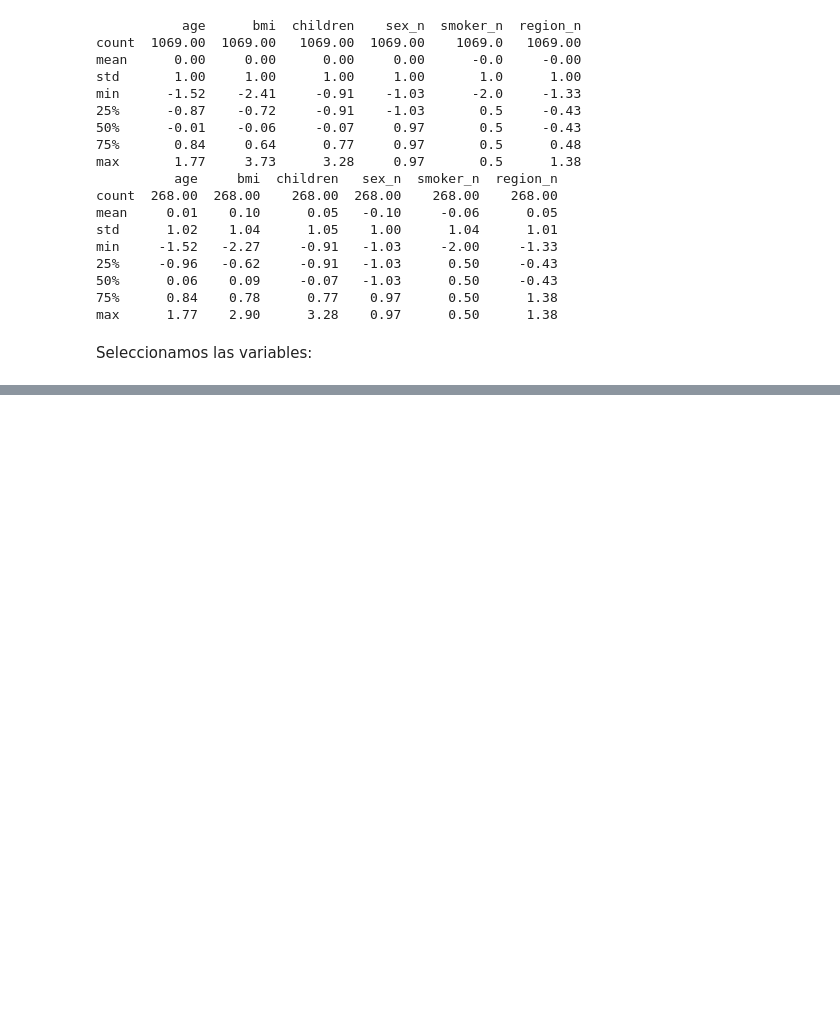
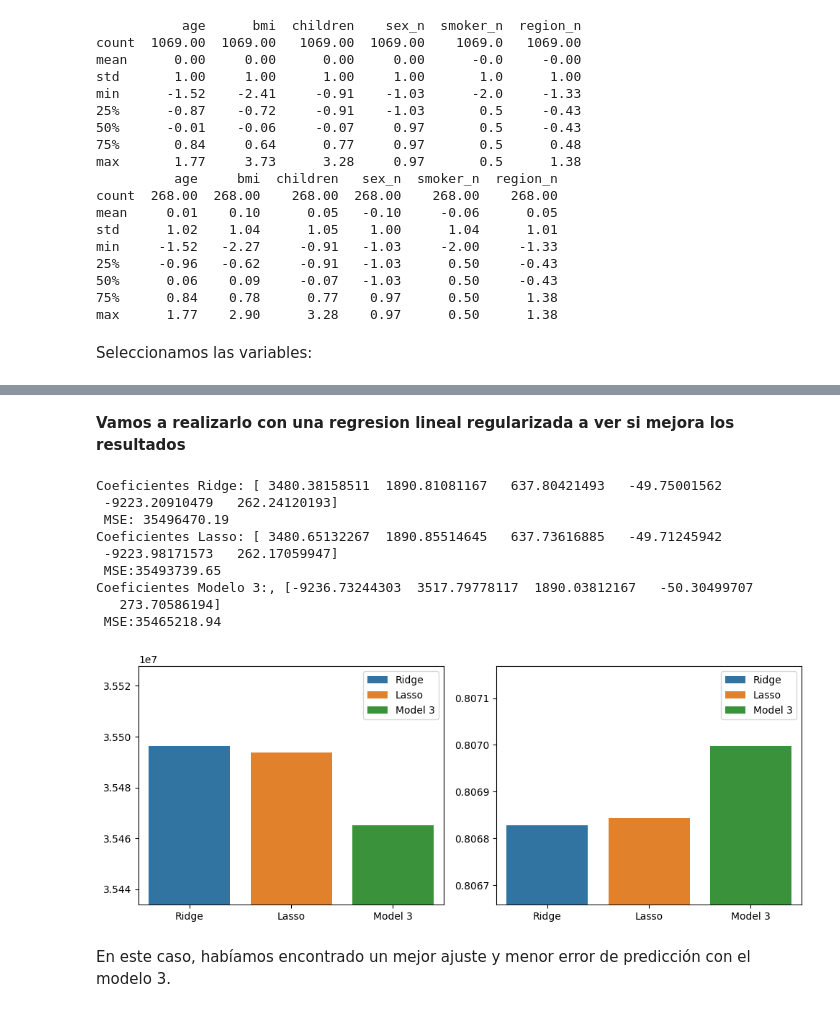
Before and after one commit to 4GeeksAcademy/Isa-Reg-Linear, a Jupyter notebook: src/explore.ipynb, the cells around one changed output, grey strips where cells are left out. Cells and saved outputs as stored; diff of their text form; code cells hidden in the pictures; blank space fills up the shorter version.

```diff
--- a/src/explore.ipynb
+++ b/src/explore.ipynb
@@ -321,3 +330,61 @@ Según las variables escogidas, la mejor opción es el modelo con las siguientes
 * Region
 
 Arrojando un R2 de 0.8069
+# %% [markdown]
+**Vamos a realizarlo con una regresion lineal regularizada a ver si mejora los resultados**
+# %%
+from sklearn.linear_model import Lasso, Ridge
+
+lasso_model = Lasso(alpha = 0.1, max_iter = 300)
+lasso_model.fit(X_train_norm, y_train)
+y_pred_lasso = lasso_model.predict(X_test_norm)
+
+#Ridge
+ridge_model = Ridge(alpha = 0.1, max_iter = 300)
+ridge_model.fit(X_train_norm, y_train)
+y_pred_ridge = ridge_model.predict(X_test_norm)
+
+# Calcular el error cuadrático medio
+ridge_mse = mean_squared_error(y_test, y_pred_ridge)
+lasso_mse = mean_squared_error(y_test, y_pred_lasso)
+
+ridge_r2=r2_score(y_test, y_pred_ridge)
+lasso_r2=r2_score(y_test, y_pred_lasso)
+
+# Imprimir los coeficientes
+print(f"Coeficientes Ridge: {ridge_model.coef_}\n MSE: {ridge_mse:.2f}")
+print(f"Coeficientes Lasso: {lasso_model.coef_}\n MSE:{lasso_mse:.2f}")
+print(f"Coeficientes Modelo 3:, {model3.coef_}\n MSE:{MSE3:.2f}")
+
+valoresMSE=[ridge_mse,lasso_mse,MSE3]
+valoresR2=[ridge_r2,lasso_r2,R23]
+nombs=['Ridge','Lasso','Model 3']
+
+# Graficamos los datos resultados
+
+fig, axis= plt.subplots(1,2,figsize=(10,4))
+sns.barplot(x=nombs,y=valoresMSE,hue=nombs,ax=axis[0],legend=nombs)
+lim0=min(valoresMSE)-(max(valoresMSE)-min(valoresMSE))
+lim1=max(valoresMSE)+(max(valoresMSE)-min(valoresMSE))
+axis[0].set_ylim(lim0,lim1)
+
+sns.barplot(x=nombs,y=valoresR2,hue=nombs,ax=axis[1],legend=nombs)
+lim0=min(valoresR2)-(max(valoresR2)-min(valoresR2))
+lim1=max(valoresR2)+(max(valoresR2)-min(valoresR2))
+axis[1].set_ylim(lim0,lim1)
+
+plt.tight_layout()
+plt.show()
+# %% [output]
+Coeficientes Ridge: [ 3480.38158511  1890.81081167   637.80421493   -49.75001562
+ -9223.20910479   262.24120193]
+ MSE: 35496470.19
+Coeficientes Lasso: [ 3480.65132267  1890.85514645   637.73616885   -49.71245942
+ -9223.98171573   262.17059947]
+ MSE:35493739.65
+Coeficientes Modelo 3:, [-9236.73244303  3517.79778117  1890.03812167   -50.30499707
+   273.70586194]
+ MSE:35465218.94
+[figure, added]
+# %% [markdown]
+En este caso, habíamos encontrado un mejor ajuste y menor error de predicción con el modelo 3.
```
Also changed, not shown: parts of 3 cells of this notebook, 1 other file.
